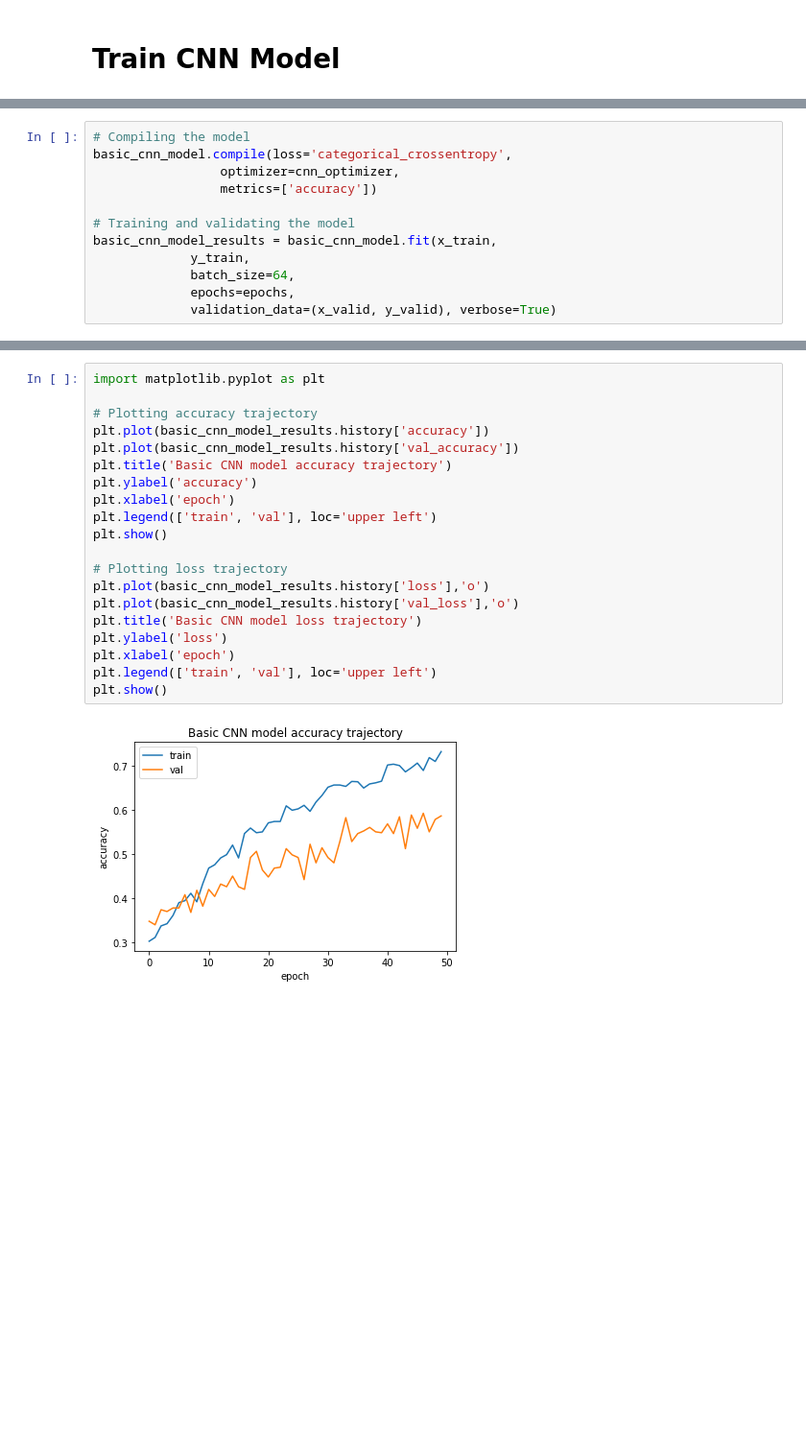
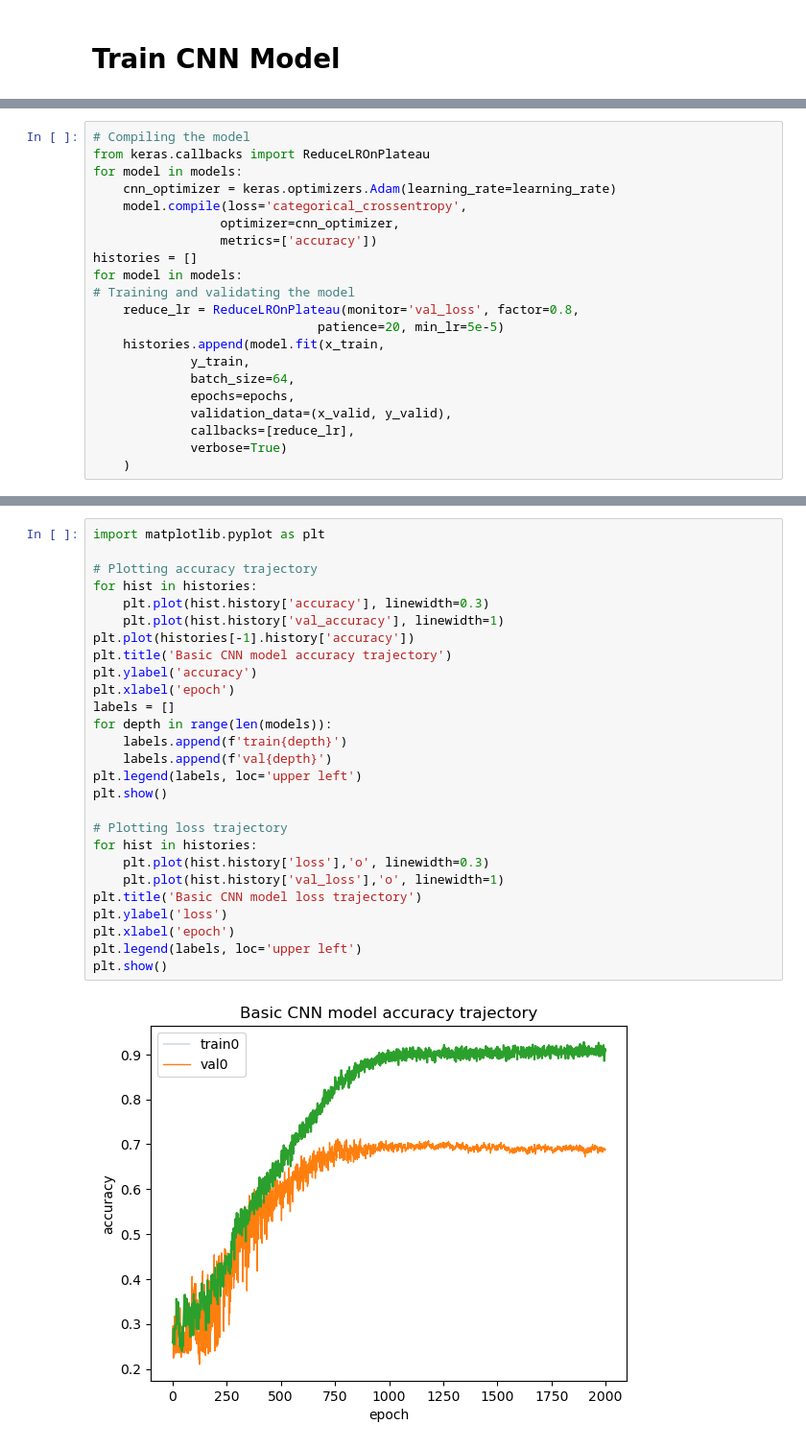
Before and after one commit to aaron68lee/Deep-Learning-EEG-BCI-Signal-Processing, a Jupyter notebook: EEG_CNN.ipynb, the cells around one changed output, grey strips where cells are left out. Shown at 96% size. Saved outputs shown, nothing was run; the diff lists cells and outputs as text; blank space fills up the shorter version.

```diff
--- a/EEG_CNN.ipynb
+++ b/EEG_CNN.ipynb
@@ -223,13 +201,22 @@ cnn_optimizer = keras.optimizers.Adam(lr=learning_rate)
 # %%
 # Compiling the model
-basic_cnn_model.compile(loss='categorical_crossentropy',
+from keras.callbacks import ReduceLROnPlateau
+for model in models:
+    cnn_optimizer = keras.optimizers.Adam(learning_rate=learning_rate)
+    model.compile(loss='categorical_crossentropy',
                  optimizer=cnn_optimizer,
                  metrics=['accuracy'])
-
+histories = []
+for model in models:
 # Training and validating the model
-basic_cnn_model_results = basic_cnn_model.fit(x_train,
+    reduce_lr = ReduceLROnPlateau(monitor='val_loss', factor=0.8,
+                              patience=20, min_lr=5e-5)
+    histories.append(model.fit(x_train,
              y_train,
              batch_size=64,
              epochs=epochs,
-             validation_data=(x_valid, y_valid), verbose=True)
+             validation_data=(x_valid, y_valid),
+             callbacks=[reduce_lr],
+             verbose=True)
+    )
 # %% [output]
@@ -255,22 +240,29 @@ Epoch 50/50
 # %%
 import matplotlib.pyplot as plt
 
 # Plotting accuracy trajectory
-plt.plot(basic_cnn_model_results.history['accuracy'])
-plt.plot(basic_cnn_model_results.history['val_accuracy'])
+for hist in histories:
+    plt.plot(hist.history['accuracy'], linewidth=0.3)
+    plt.plot(hist.history['val_accuracy'], linewidth=1)
+plt.plot(histories[-1].history['accuracy'])
 plt.title('Basic CNN model accuracy trajectory')
 plt.ylabel('accuracy')
 plt.xlabel('epoch')
-plt.legend(['train', 'val'], loc='upper left')
+labels = []
+for depth in range(len(models)):
+    labels.append(f'train{depth}')
+    labels.append(f'val{depth}')
+plt.legend(labels, loc='upper left')
 plt.show()
 
 # Plotting loss trajectory
-plt.plot(basic_cnn_model_results.history['loss'],'o')
-plt.plot(basic_cnn_model_results.history['val_loss'],'o')
+for hist in histories:
+    plt.plot(hist.history['loss'],'o', linewidth=0.3)
+    plt.plot(hist.history['val_loss'],'o', linewidth=1)
 plt.title('Basic CNN model loss trajectory')
 plt.ylabel('loss')
 plt.xlabel('epoch')
-plt.legend(['train', 'val'], loc='upper left')
+plt.legend(labels, loc='upper left')
 plt.show()
 # %% [output]
-[figure, old version]
+[figure, new version]
```
Also changed, not shown: parts of 11 cells of this notebook, 1 other file.
